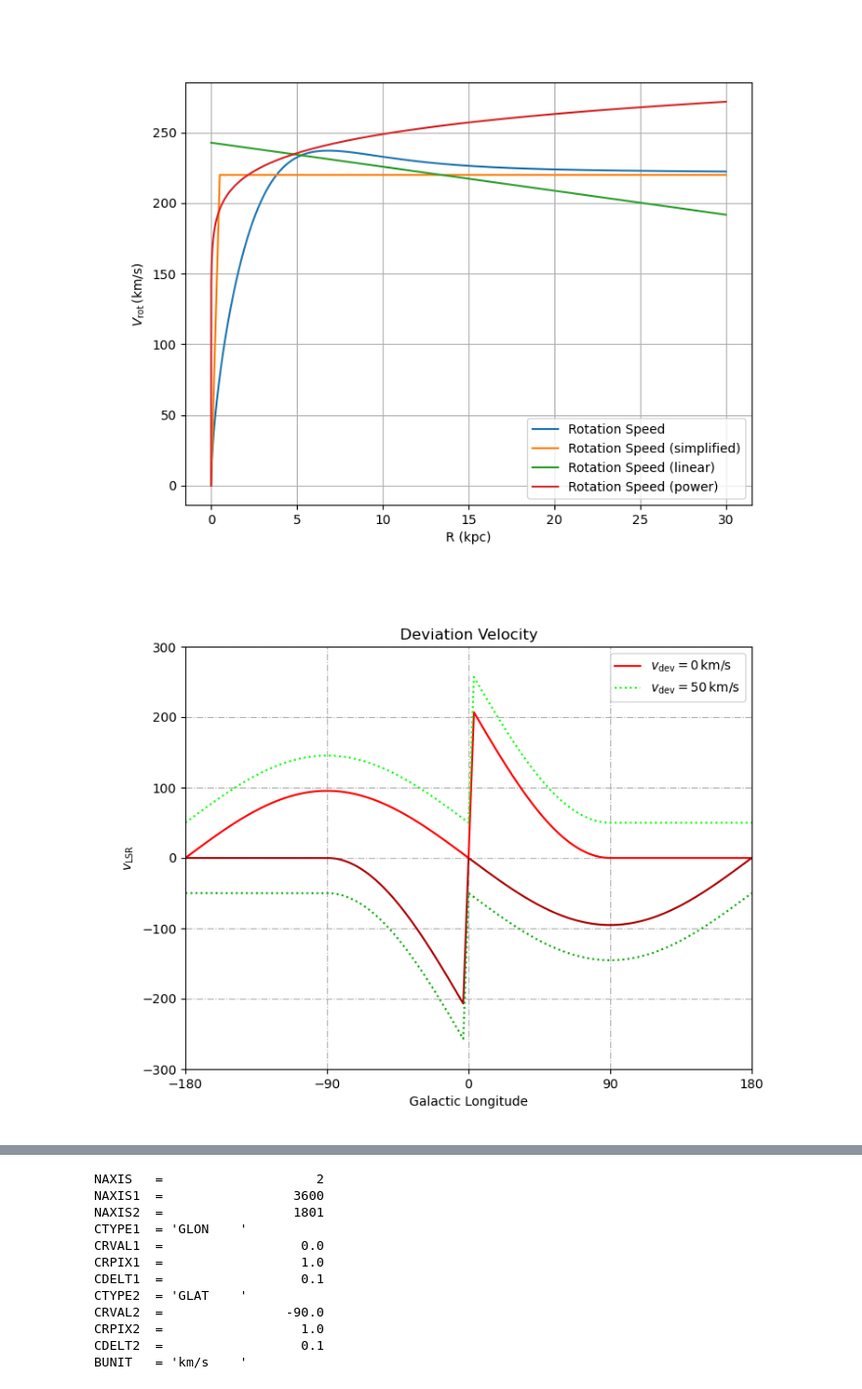
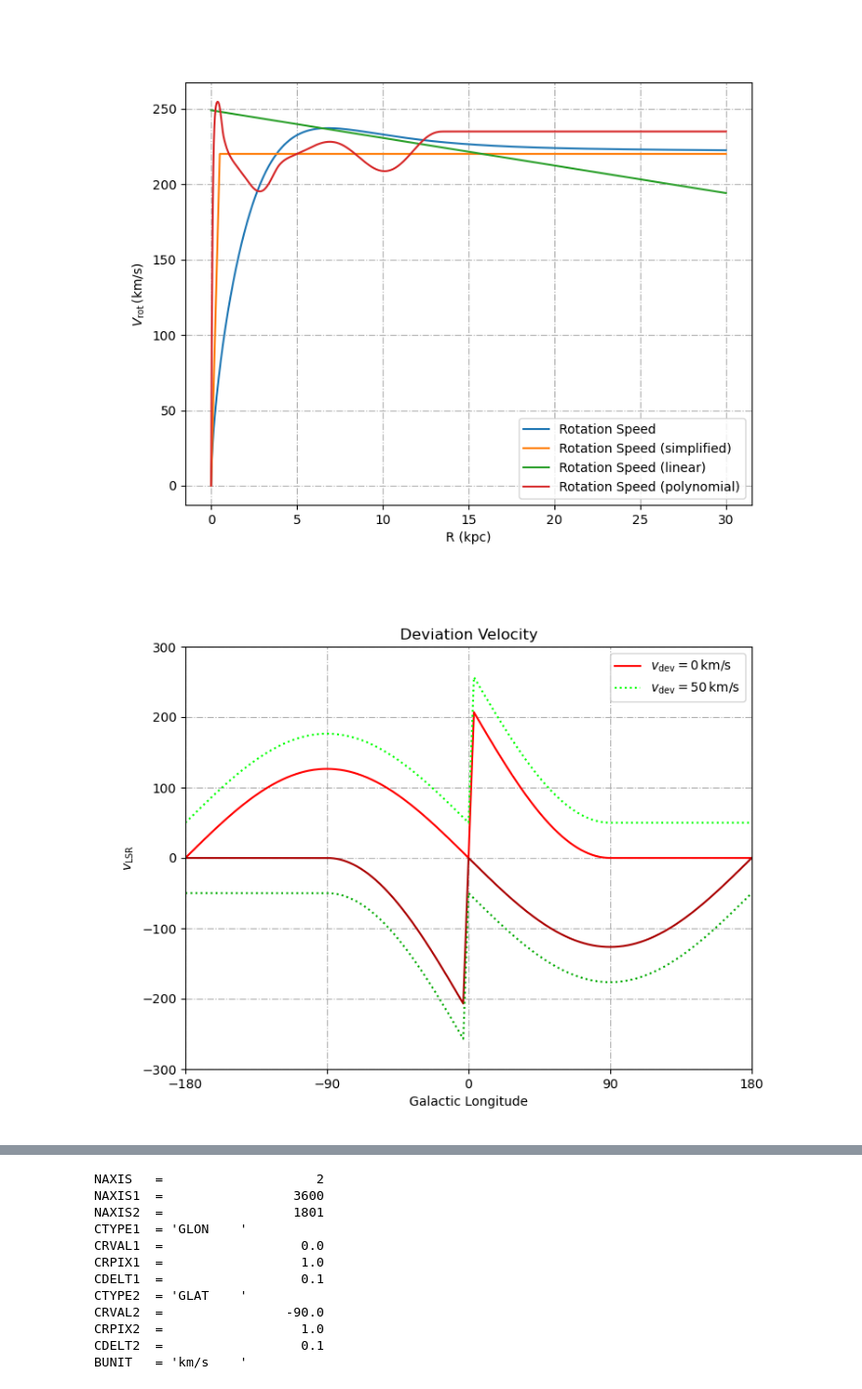
Before and after one commit to Firestar-Reimu/HVC-catalog, a Jupyter notebook: Galaxy Rotation Model/Galaxy Rotation Model.ipynb, the cells around one changed output, grey strips where cells are left out. Shown at 98% size. Drawn from its saved outputs; the diff is of its cells as text; code cells hidden in the pictures.

Commit message:
Update Galaxy Rotation Model (much faster)

```diff
--- a/Galaxy Rotation Model/Galaxy Rotation Model.ipynb
+++ b/Galaxy Rotation Model/Galaxy Rotation Model.ipynb
@@ -495,50 +24,58 @@ def calc_v_dev_py(l, b, h=5, r_gal=20, r_sun=8.5, v_sun=220, model='univ', v_dev
 # %%
 # Compare different rotation curve models
 
 r = np.arange(0, 30, 0.01)
 Vr = v_rot_univ(r)
 Vr_simple = v_rot_simple(r)
 Vr_linear = v_rot_linear(r)
-Vr_power = v_rot_power(r)
+Vr_poly = v_rot_poly(r)
 
 fig, ax = plt.subplots(figsize=(8, 6))
 plt.plot(r, Vr, label="Rotation Speed")
 plt.plot(r, Vr_simple, label="Rotation Speed (simplified)")
 plt.plot(r, Vr_linear, label="Rotation Speed (linear)")
-plt.plot(r, Vr_power, label="Rotation Speed (power)")
+plt.plot(r, Vr_poly, label="Rotation Speed (polynomial)")
 plt.xlabel("R (kpc)")
 plt.ylabel(r"$V_{\mathrm{rot}}\,\mathrm{(km/s)}$")
 plt.legend()
-plt.grid()
+plt.grid(ls="-.")
 plt.show()
 # %% [output]
-[figure, old version]
+[figure, new version]
 # %%
 # Deviation Velocity Example
 
-l_array = np.arange(-180,180.1,0.1)
-v_max_arr1, v_min_arr1 = np.zeros_like(l_array), np.zeros_like(l_array)
-v_max_arr2, v_min_arr2 = np.zeros_like(l_array), np.zeros_like(l_array)
-
-for i in range(len(l_array)):
-    v_max_arr1[i], v_min_arr1[i] = calc_v_max_min_simple(l_array[i], b=0, h=5, r_gal=15)
-    v_max_arr2[i], v_min_arr2[i] = calc_v_dev_py(l_array[i], b=0, h=5, r_gal=15, model='simple', v_dev=50)
+l_array = np.arange(-180, 180.1, 0.1)
+v_max_arr1, v_min_arr1 = calc_v_dev(l_array, b=0, model="simple", v_dev=0)
+v_max_arr2, v_min_arr2 = calc_v_dev(l_array, b=0, model="simple", v_dev=50)
 
 fig, ax = plt.subplots(figsize=(8, 6))
-plt.plot(l_array, v_max_arr1, ls="-", label=r"$v_{\mathrm{dev}}=0\,\mathrm{km/s}$", color="#FF0000")
+plt.plot(
+    l_array,
+    v_max_arr1,
+    ls="-",
+    label=r"$v_{\mathrm{dev}}=0\,\mathrm{km/s}$",
+    color="#FF0000",
+)
 plt.plot(l_array, v_min_arr1, ls="-", color="#AA0000")
-plt.plot(l_array, v_max_arr2, ls=":", label=r"$v_{\mathrm{dev}}=50\,\mathrm{km/s}$", color="#00FF00")
+plt.plot(
+    l_array,
+    v_max_arr2,
+    ls=":",
+    label=r"$v_{\mathrm{dev}}=50\,\mathrm{km/s}$",
+    color="#00FF00",
+)
 plt.plot(l_array, v_min_arr2, ls=":", color="#00AA00")
-plt.xticks(np.arange(-180,270,90))
-plt.yticks(np.arange(-300,400,100))
+plt.xticks(np.arange(-180, 270, 90))
+plt.yticks(np.arange(-300, 400, 100))
 plt.xlabel("Galactic Longitude")
 plt.ylabel(r"$v_{\mathrm{LSR}}$")
-plt.xlim(-180,180)
-plt.ylim(-300,300)
+plt.xlim(-180, 180)
+plt.ylim(-300, 300)
 plt.grid(ls="-.")
 plt.legend()
 plt.title("Deviation Velocity")
 plt.show()
 # %% [output]
-[figure, old version]
+[figure, new version]
 # %%
```
Also changed, not shown: parts of 19 cells of this notebook, 37 other files.
